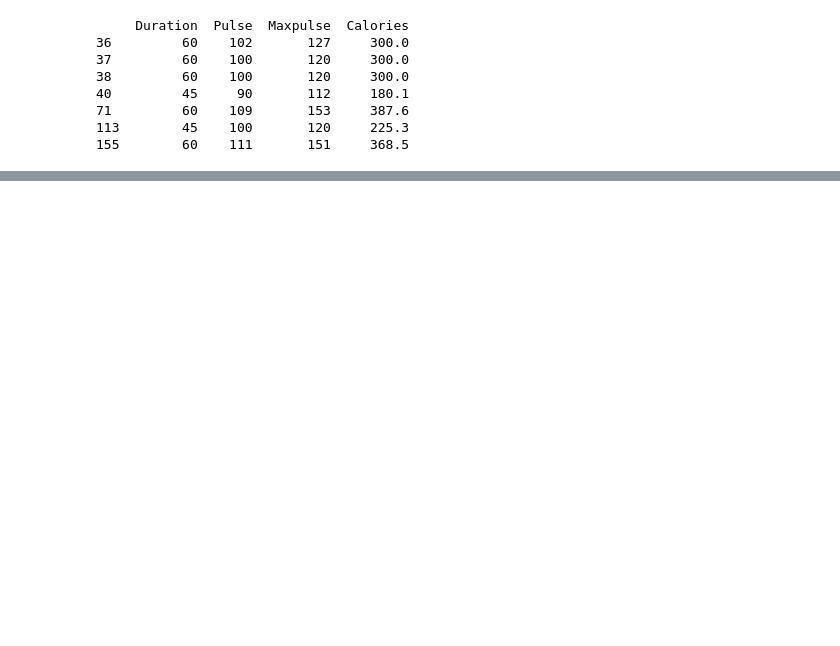
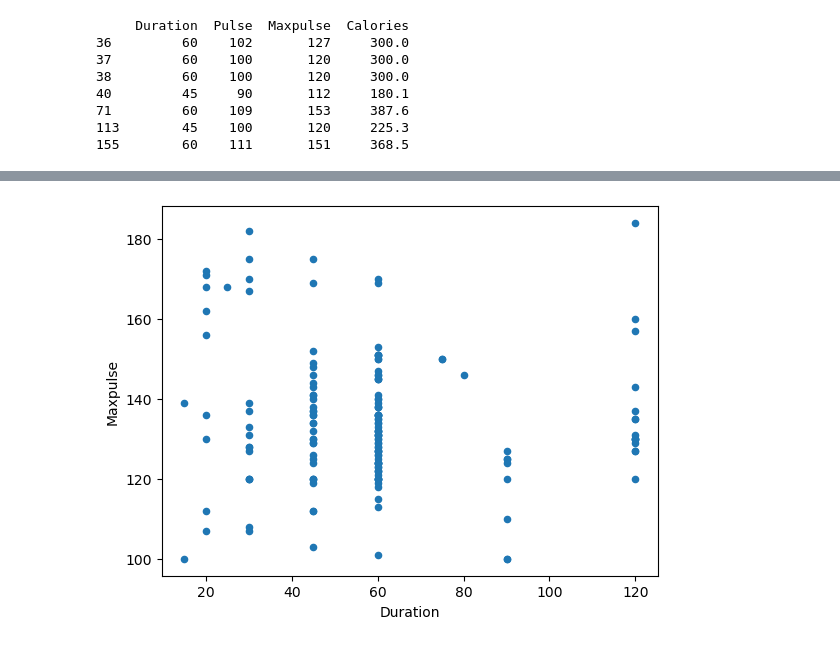
Before and after one commit to saumitraj/pythonforschool, a Jupyter notebook: pandas_excercise.ipynb, the cells around one changed output, grey strips where cells are left out. Drawn from its saved outputs; the diff is of its cells as text; code cells hidden in the pictures; blank space fills up the shorter version.

```diff
--- a/pandas_excercise.ipynb
+++ b/pandas_excercise.ipynb
@@ -53,0 +80,5 @@ df.shape[0]
+# %%
+df.plot(kind='scatter', x = 'Duration', y = 'Maxpulse')
+plt.show()
+# %% [output]
+[figure, added]
```
Also changed, not shown: parts of 11 cells of this notebook.
